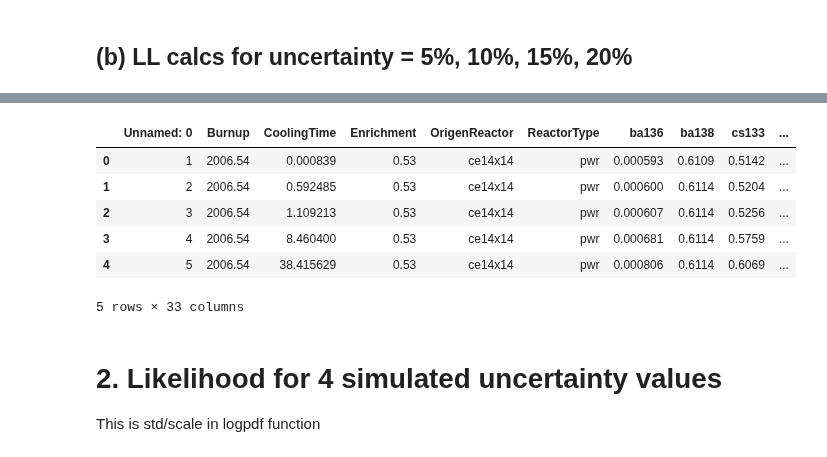
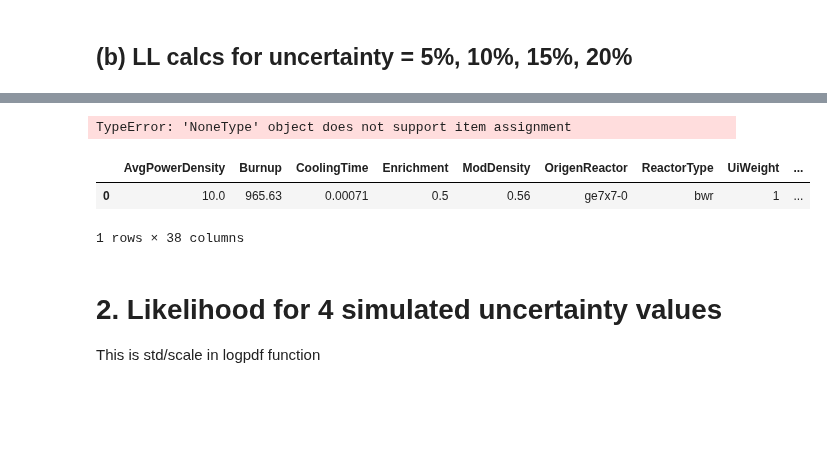
Before and after one commit to opotowsky/like-me-fuel, a Jupyter notebook: jupyter_notebooks/full_likelihood_calcs.ipynb, the cells around one changed output, grey strips where cells are left out. Drawn from its saved outputs; the diff is of its cells as text; code cells hidden in the pictures; blank space fills up the shorter version.

```diff
--- a/jupyter_notebooks/likelihood-calcs_15nucs.ipynb
+++ b/jupyter_notebooks/full_likelihood_calcs.ipynb
@@ -135,22 +86,0 @@ X = fullXY.drop(lbls, axis=1)
-# %%
-uncs = [0.05, 0.10, 0.15, 0.20]
-for unc in uncs:
-    like_name = 'Likelihood' + str(unc)
-    fullXY[like_name] = X.apply(lambda row: like_calc(row, test_sample.iloc[0], unc*row), axis=1)
-    ll_name = 'LogLikelihood_' + str(unc)
-    fullXY[ll_name] = X.apply(lambda row: ll_calc(row, test_sample.iloc[0], unc*row), axis=1)
-    unc_name = 'LLUncertainty_' + str(unc)
-    fullXY[unc_name] = X.apply(lambda row: unc_calc(row, test_sample.iloc[0], (unc*row)**2, (unc*test_sample)**2), axis=1)
-# %%
-#fullXY.to_csv('likelihood_idx10522_15nucs_opusupdate-aug2019.csv')
-# two idx options: 10522 and 5010 ...oh and 13287
-fullXY = pd.read_csv('likelihood_idx10522_15nucs_opusupdate-aug2019.csv')
-fullXY.head()
-# %% [output]
-|  | Unnamed: 0 | Burnup | CoolingTime | Enrichment | OrigenReactor | ReactorType | ba136 | ba138 | cs133 | ... |
-| 0 | 1 | 2006.54 | 0.000839 | 0.53 | ce14x14 | pwr | 0.000593 | 0.6109 | 0.5142 | ... |
-| 1 | 2 | 2006.54 | 0.592485 | 0.53 | ce14x14 | pwr | 0.000600 | 0.6114 | 0.5204 | ... |
-| 2 | 3 | 2006.54 | 1.109213 | 0.53 | ce14x14 | pwr | 0.000607 | 0.6114 | 0.5256 | ... |
-| 3 | 4 | 2006.54 | 8.460400 | 0.53 | ce14x14 | pwr | 0.000681 | 0.6114 | 0.5759 | ... |
-| 4 | 5 | 2006.54 | 38.415629 | 0.53 | ce14x14 | pwr | 0.000806 | 0.6114 | 0.6069 | ... |
-5 rows × 33 columns
@@ -157,3 +90,30 @@ fullXY.head()
+# %%
+results = '~/sims_n_results/simupdates_aug2020/full_ll/'
+
+uncs = [0.05, 0.1, 0.15, 0.2]
+job_dirs = ['Job' + str(i) + '_unc' + str(unc) for i, unc in enumerate(uncs)]
+ll = {}
+for i, unc_job in enumerate(job_dirs):
+    csv = unc_job + '/' + unc_job + '.csv'
+    if i == 0:
+        ll['good'] = pd.read_csv(results + 'sfco_good/' + csv).drop(columns=['Unnamed: 0', 'Unnamed: 0.1']).rename(columns={'LL':'LLunc'+str(uncs[i])}, inplace=True)
+        ll['bad'] = pd.read_csv(results + 'sfco_bad/' + csv).drop(columns=['Unnamed: 0', 'Unnamed: 0.1']).rename(columns={'LL':'LLunc'+str(uncs[i])}, inplace=True)
+    else:
+        ll['good']['LLunc'+str(uncs[i])] = pd.read_csv(results + 'sfco_good/' + csv)['LL']
+        ll['bad']['LLunc'+str(uncs[i])] = pd.read_csv(results + 'sfco_bad/' + csv)['LL']
+# %% [output]
+TypeError: 'NoneType' object does not support item assignment
+# %%
+ll['LLunc0.15'].head(1)
+
+df = pd.read_csv(results + 'sfco_good/' + csv)
+        ll['good']['LLunc'+str(uncs[i])] = df['LL']
+        df = pd.read_csv(results + 'sfco_bad/' + csv)
+        ll['bad']['LLunc'+str(uncs[i])] = df['LL']
+# %% [output]
+|  | AvgPowerDensity | Burnup | CoolingTime | Enrichment | ModDensity | OrigenReactor | ReactorType | UiWeight | ... |
+| 0 | 10.0 | 965.63 | 0.00071 | 0.5 | 0.56 | ge7x7-0 | bwr | 1 | ... |
+1 rows × 38 columns
 # %% [markdown]
 # 2. Likelihood for 4 simulated uncertainty values
 This is std/scale in logpdf function
```
Also changed, not shown: parts of 11 cells of this notebook.
